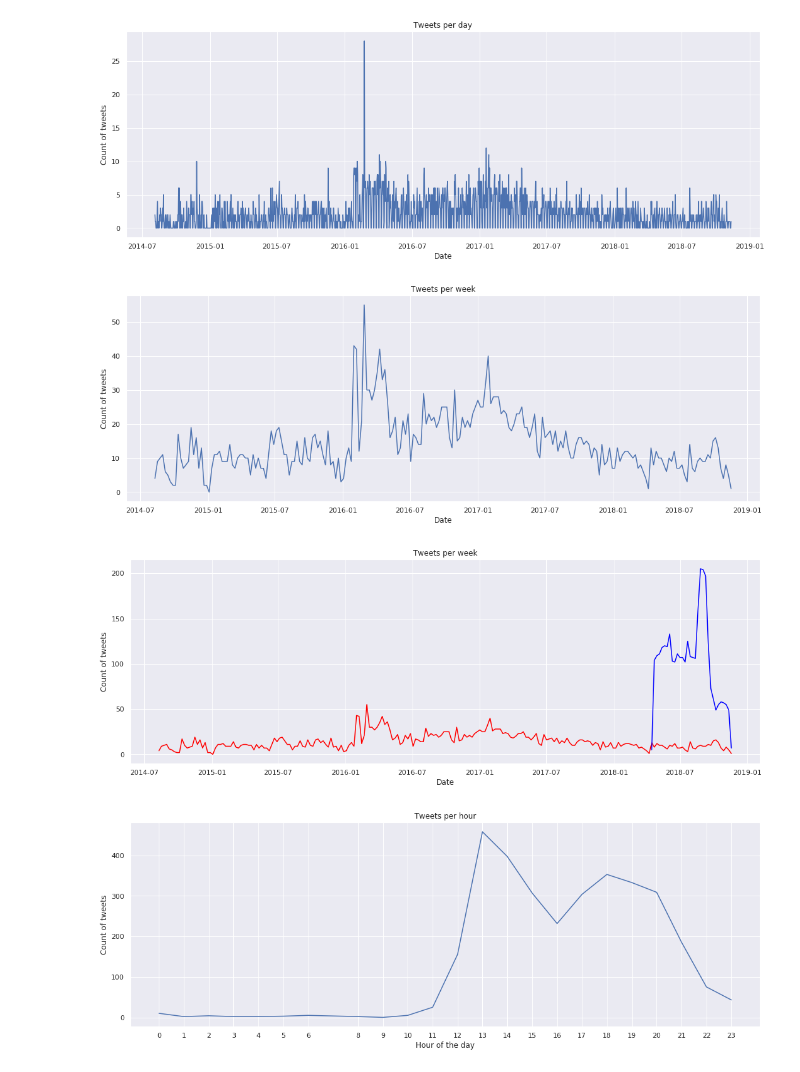
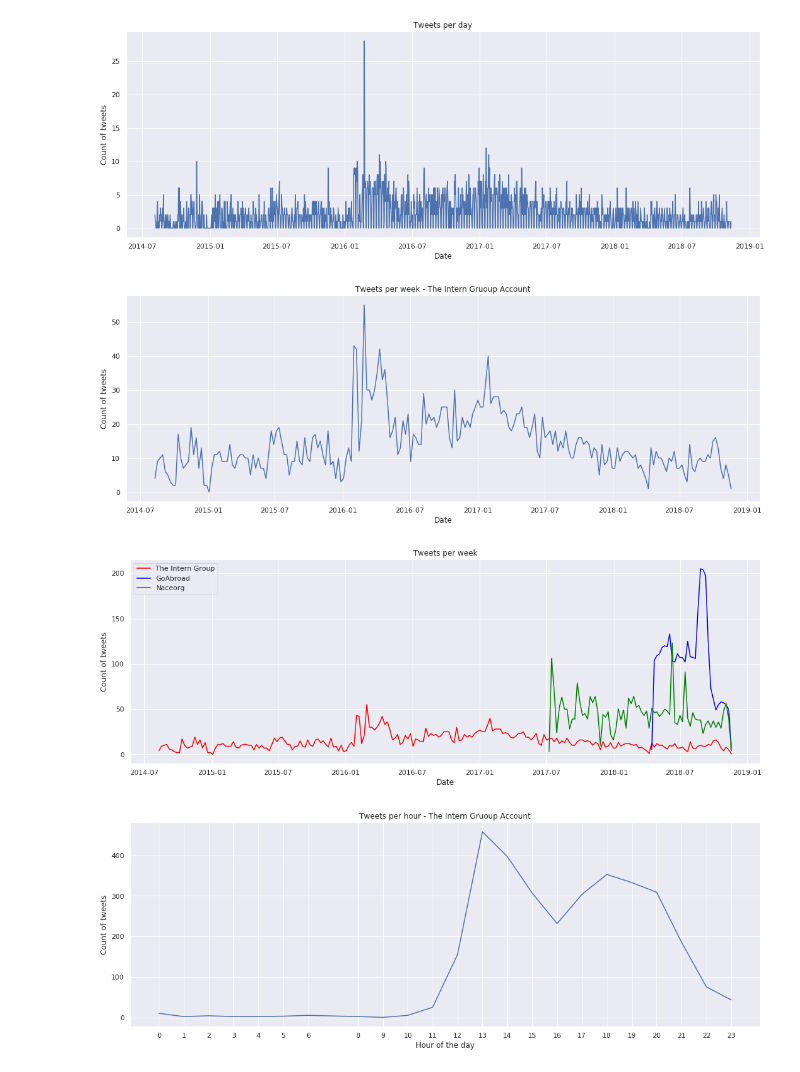
Before and after one commit to nvenegas-oliva/tig, a Jupyter notebook: EDA.ipynb, the cells around one changed output. Drawn from its saved outputs; the diff is of its cells as text; code cells hidden in the pictures.

Commit message:
docs: Add legend

```diff
--- a/EDA.ipynb
+++ b/EDA.ipynb
@@ -388,35 +418,36 @@ _ = plt.ylabel('Count of tweets')
 week_count = df[df['company'] == 'theinterngroup'].resample('W').count()['company']
 _ = plt.figure(figsize=(18, 6))
 _ = plt.plot(week_count)
-_ = plt.title("Tweets per week")
+_ = plt.title("Tweets per week - The Intern Gruoup Account")
 _ = plt.xlabel('Date')
 _ = plt.ylabel('Count of tweets')
-# _ = plt.xticks(week_count.index, week_count.index.strftime("%d-%m-%Y"), rotation=70)
 # %% [output]
-[figure, old version]
+[figure, new version]
 # %%
 week_intern = df[df['company'] == 'theinterngroup'].resample('W').count()['company']
 week_goabroad = df[df['company'] == 'GoAbroad'].resample('W').count()['company']
+week_naceorg = df[df['company'] == '@naceorg'].resample('W').count()['company']
 _ = plt.figure(figsize=(18, 6))
-_ = plt.plot(week_intern, color='red')
-_ = plt.plot(week_goabroad, color='blue')
+_ = plt.plot(week_intern, color='red', label='The Intern Group')
+_ = plt.plot(week_goabroad, color='blue', label='GoAbroad')
+_ = plt.plot(week_naceorg, color='green', label='Naceorg')
 _ = plt.title("Tweets per week")
 _ = plt.xlabel('Date')
 _ = plt.ylabel('Count of tweets')
-# _ = plt.xticks(week_count.index, week_count.index.strftime("%d-%m-%Y"), rotation=70)
+_ = plt.legend(loc='upper left')
 # %% [output]
-[figure, old version]
+[figure, new version]
 # %%
 dataset = df[df['company'] == 'theinterngroup']
 hour_count = dataset.groupby(dataset.index.hour).count()['company']
 _ = plt.figure(figsize=(18, 6))
 _ = plt.plot(hour_count)
-_ = plt.title("Tweets per hour")
+_ = plt.title("Tweets per hour - The Intern Gruoup Account")
 _ = plt.xlabel('Hour of the day')
 _ = plt.ylabel('Count of tweets')
 _ = plt.xticks(hour_count.index, hour_count.index)
 # %% [output]
-[figure, old version]
+[figure, new version]
 # %%
 intern = df[df['company'] == 'theinterngroup']
 goabroad = df[df['company'] == 'GoAbroad']
```
Also changed, not shown: parts of 11 cells of this notebook.
